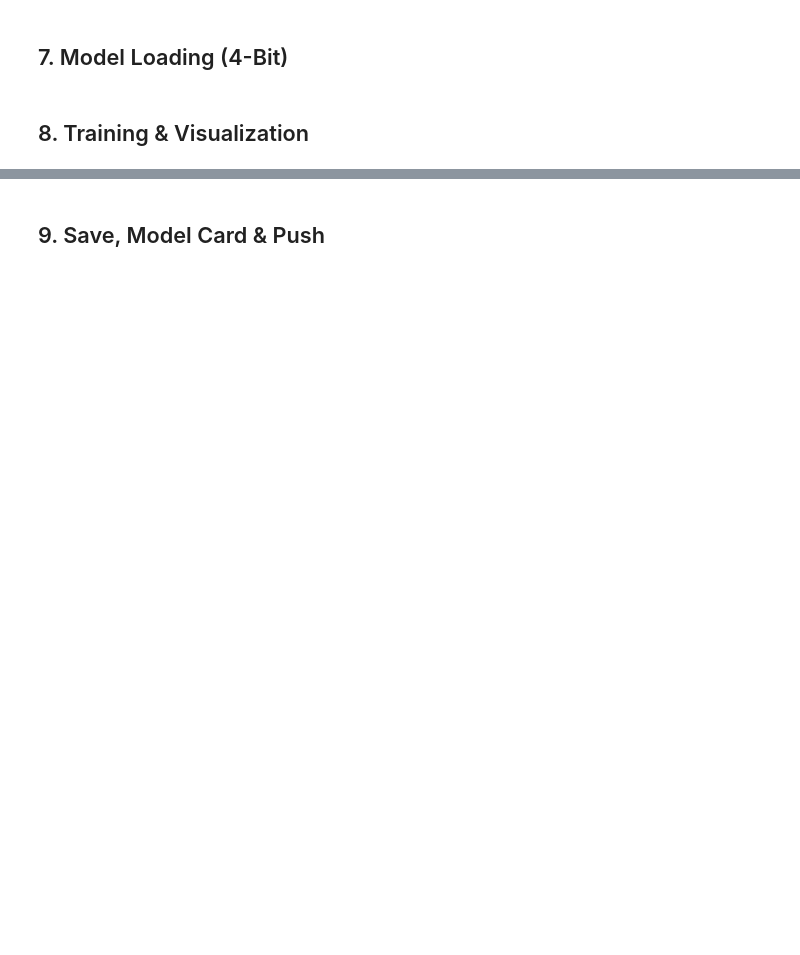
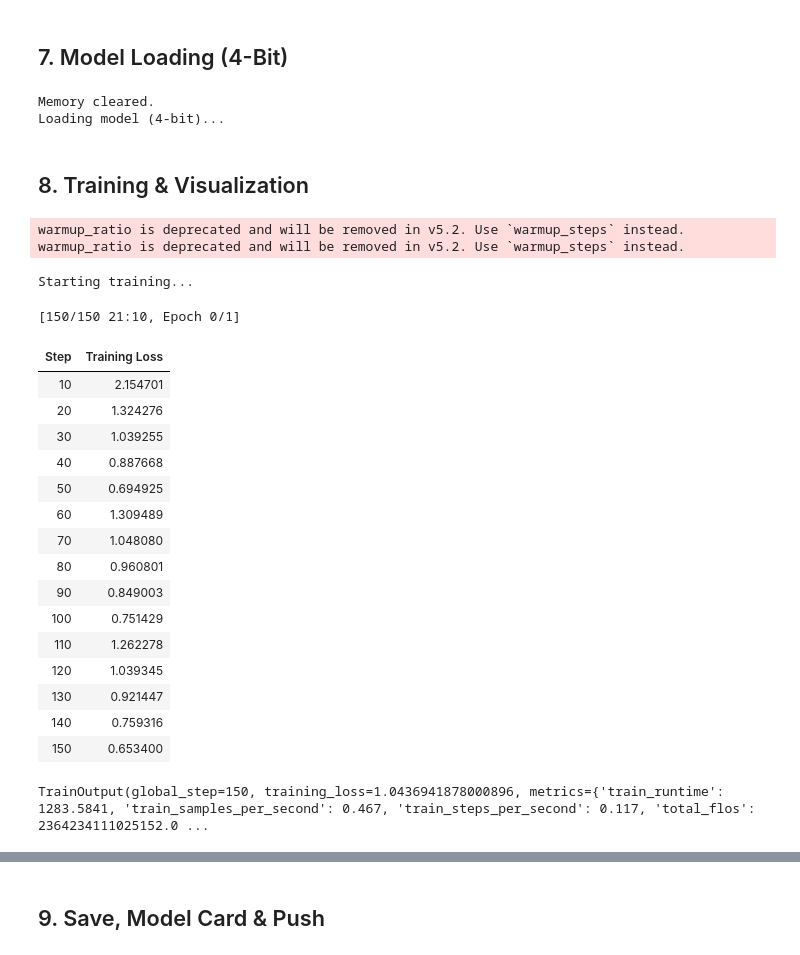
Before and after one commit to p-sahas/financial-intelligence-engine, a Jupyter notebook: notebooks/02_finetuning_intern.ipynb, the cells around one changed output, grey strips where cells are left out. Drawn from its saved outputs; the diff is of its cells as text; code cells hidden in the pictures; blank space fills up the shorter version.

```diff
--- a/notebooks/02_finetuning_intern.ipynb
+++ b/notebooks/02_finetuning_intern.ipynb
@@ -256,6 +300,7 @@ bnb_config = BitsAndBytesConfig(
     bnb_4bit_quant_type="nf4",
     bnb_4bit_compute_dtype=compute_dtype,
     bnb_4bit_use_double_quant=True,
+    llm_int8_enable_fp32_cpu_offload=True # Add this line to allow CPU offloading
 )
 
 print("Loading model (4-bit)...")
@@ -272,6 +317,9 @@ model.config.pretraining_tp = 1
 tokenizer = AutoTokenizer.from_pretrained(CONFIG["model_id"], trust_remote_code=True)
 tokenizer.pad_token = tokenizer.eos_token
 tokenizer.padding_side = "right"
+# %% [output]
+Memory cleared.
+Loading model (4-bit)...
 # %% [markdown]
 ## 8. Training & Visualization
 # %%
@@ -287,37 +335,60 @@ peft_config = LoraConfig(
 training_args = TrainingArguments(
     output_dir=CONFIG["output_dir"],
     gradient_checkpointing=True,
     num_train_epochs=CONFIG["num_epochs"],
     per_device_train_batch_size=CONFIG["batch_size"],
     gradient_accumulation_steps=CONFIG["grad_accumulation"],
     optim="paged_adamw_32bit",
     save_steps=CONFIG["save_steps"],
     logging_steps=CONFIG["logging_steps"],
     learning_rate=CONFIG["learning_rate"],
     weight_decay=0.001,
-    fp16=True,
+    fp16=False,
     bf16=False,
     max_grad_norm=0.3,
     max_steps=CONFIG["max_steps"],
     warmup_ratio=0.03,
     group_by_length=True,
     lr_scheduler_type="constant",
     report_to="none"
 )
 
 trainer = SFTTrainer(
     model=model,
     train_dataset=train_dataset,
     peft_config=peft_config,
     formatting_func=format_instruction,
-    max_seq_length=CONFIG["max_seq_length"],
-    tokenizer=tokenizer,
+    # max_seq_length=CONFIG["max_seq_length"],
+    # max_seq_length=512,
+    # tokenizer=tokenizer,
     args=training_args,
-    packing=False,
+    # packing=False,
 )
 
 print("Starting training...")
 trainer.train()
+# %% [output]
+warmup_ratio is deprecated and will be removed in v5.2. Use `warmup_steps` instead.
+warmup_ratio is deprecated and will be removed in v5.2. Use `warmup_steps` instead.
+Starting training...
+[150/150 21:10, Epoch 0/1]
+| Step | Training Loss |
+| 10 | 2.154701 |
+| 20 | 1.324276 |
+| 30 | 1.039255 |
+| 40 | 0.887668 |
+| 50 | 0.694925 |
+| 60 | 1.309489 |
+| 70 | 1.048080 |
+| 80 | 0.960801 |
+| 90 | 0.849003 |
+| 100 | 0.751429 |
+| 110 | 1.262278 |
+| 120 | 1.039345 |
+| 130 | 0.921447 |
+| 140 | 0.759316 |
+| 150 | 0.653400 |
+TrainOutput(global_step=150, training_loss=1.0436941878000896, metrics={'train_runtime': 1283.5841, 'train_samples_per_second': 0.467, 'train_steps_per_second': 0.117, 'total_flos': 2364234111025152.0 ...
 # %%
 # Visualize Training Loss
 history = trainer.state.log_history
```
Also changed, not shown: parts of 13 cells of this notebook, 1 other file.
